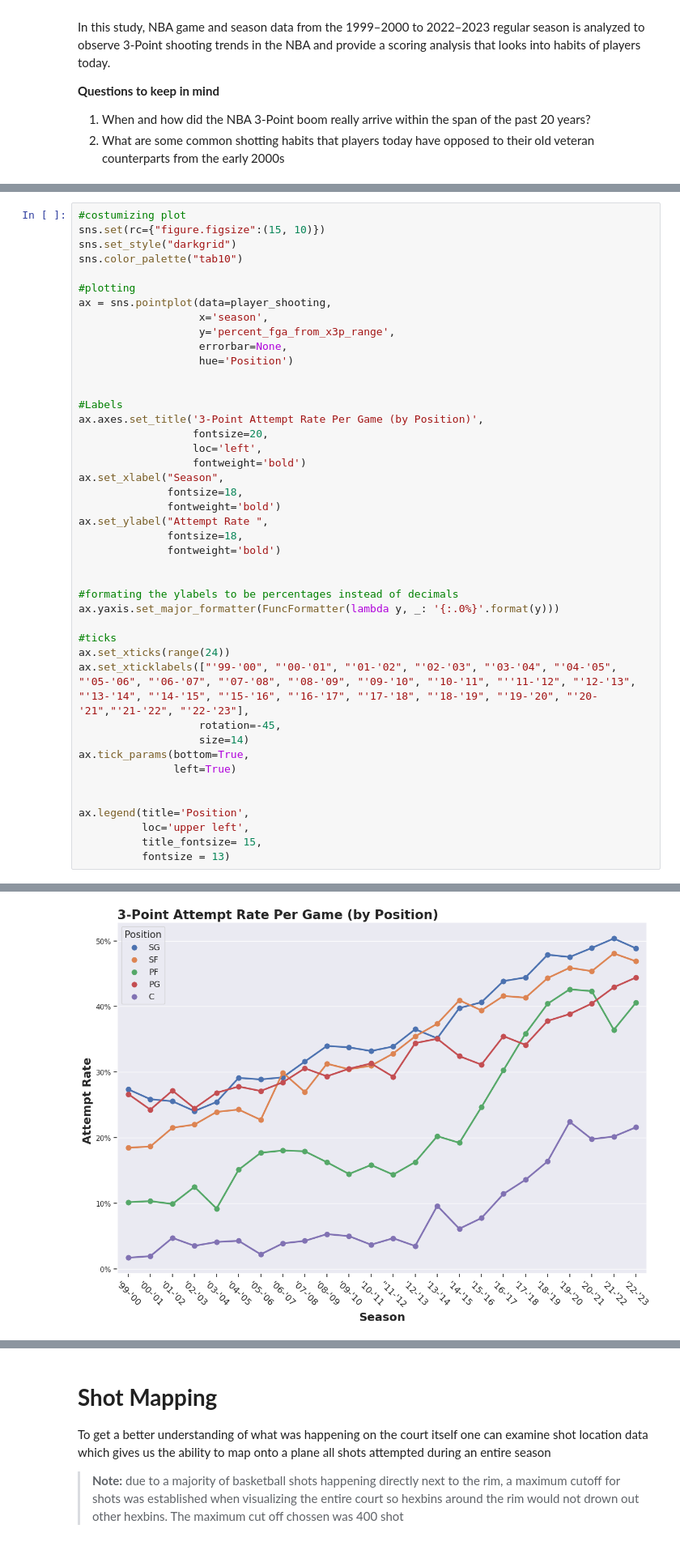
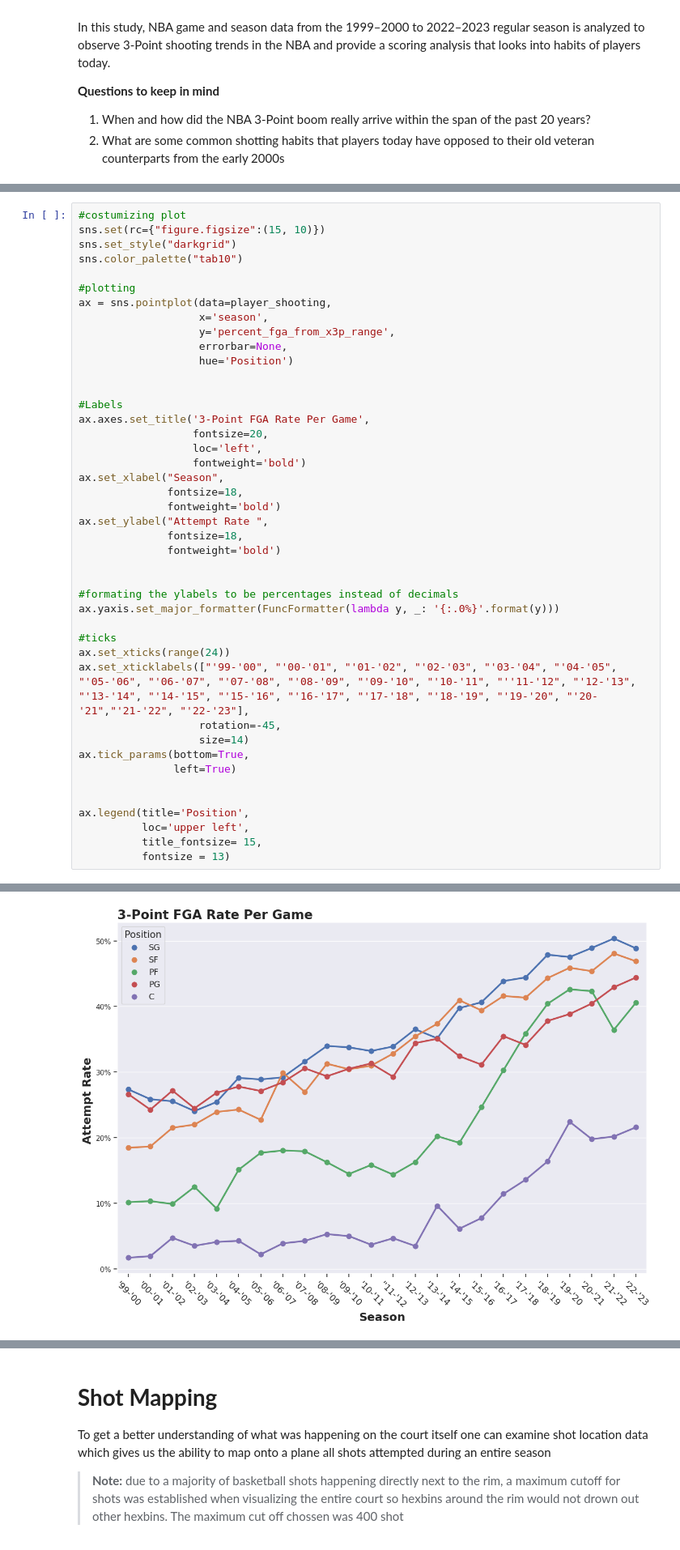
Before and after one commit to RafaelJMinaya/NBA-3Point-Shooting-Analysis, a Jupyter notebook: nba-3-point-shooting-evolution.ipynb, the cells around one changed output, grey strips where cells are left out. Shown at 81% size. Saved outputs shown, nothing was run; the diff lists cells and outputs as text.

Commit message:
Kaggle Notebook | NBA 3-Point Shooting Evolution 🏀🗑️📊 | Version 18

```diff
--- a/nba-3-point-shooting-evolution.ipynb
+++ b/nba-3-point-shooting-evolution.ipynb
@@ -299,37 +259,37 @@ ax = sns.pointplot(data=player_shooting,
 
 
 #Labels
-ax.axes.set_title('3-Point Attempt Rate Per Game (by Position)',
+ax.axes.set_title('3-Point FGA Rate Per Game',
                   fontsize=20,
                   loc='left',
                   fontweight='bold')
 ax.set_xlabel("Season",
               fontsize=18,
               fontweight='bold')
 ax.set_ylabel("Attempt Rate ",
               fontsize=18,
               fontweight='bold')
 
 
 #formating the ylabels to be percentages instead of decimals
 ax.yaxis.set_major_formatter(FuncFormatter(lambda y, _: '{:.0%}'.format(y)))
 
 #ticks
 ax.set_xticks(range(24))
 ax.set_xticklabels(["'99-'00", "'00-'01", "'01-'02", "'02-'03", "'03-'04", "'04-'05", "'05-'06", "'06-'07", "'07-'08", "'08-'09", "'09-'10", "'10-'11", "''11-'12", "'12-'13", "'13-'14", "'14-'15", "'15-'16", "'16-'17", "'17-'18", "'18-'19", "'19-'20", "'20-'21","'21-'22", "'22-'23"],
                    rotation=-45,
                    size=14)
 ax.tick_params(bottom=True,
                left=True)
 
 
 ax.legend(title='Position',
           loc='upper left',
           title_fontsize= 15,
           fontsize = 13)
 # %% [output]
 <matplotlib.legend.Legend at 0x...>
-[figure, old version]
+[figure, new version]
 # %%
 #costumizing plot
 fig, ax = plt.subplots(figsize=(15, 10))
```
Also changed, not shown: parts of 20 cells of this notebook.
